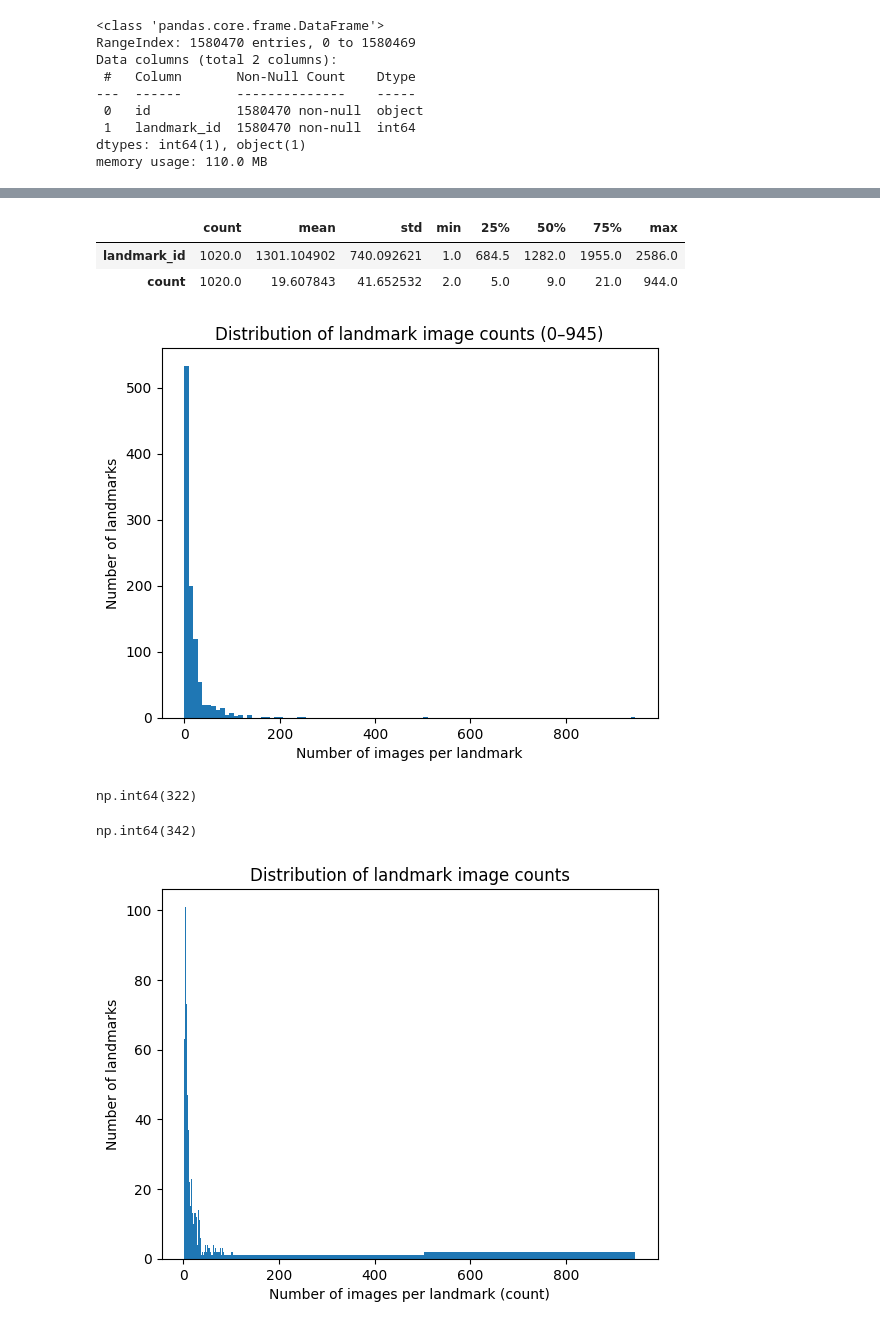
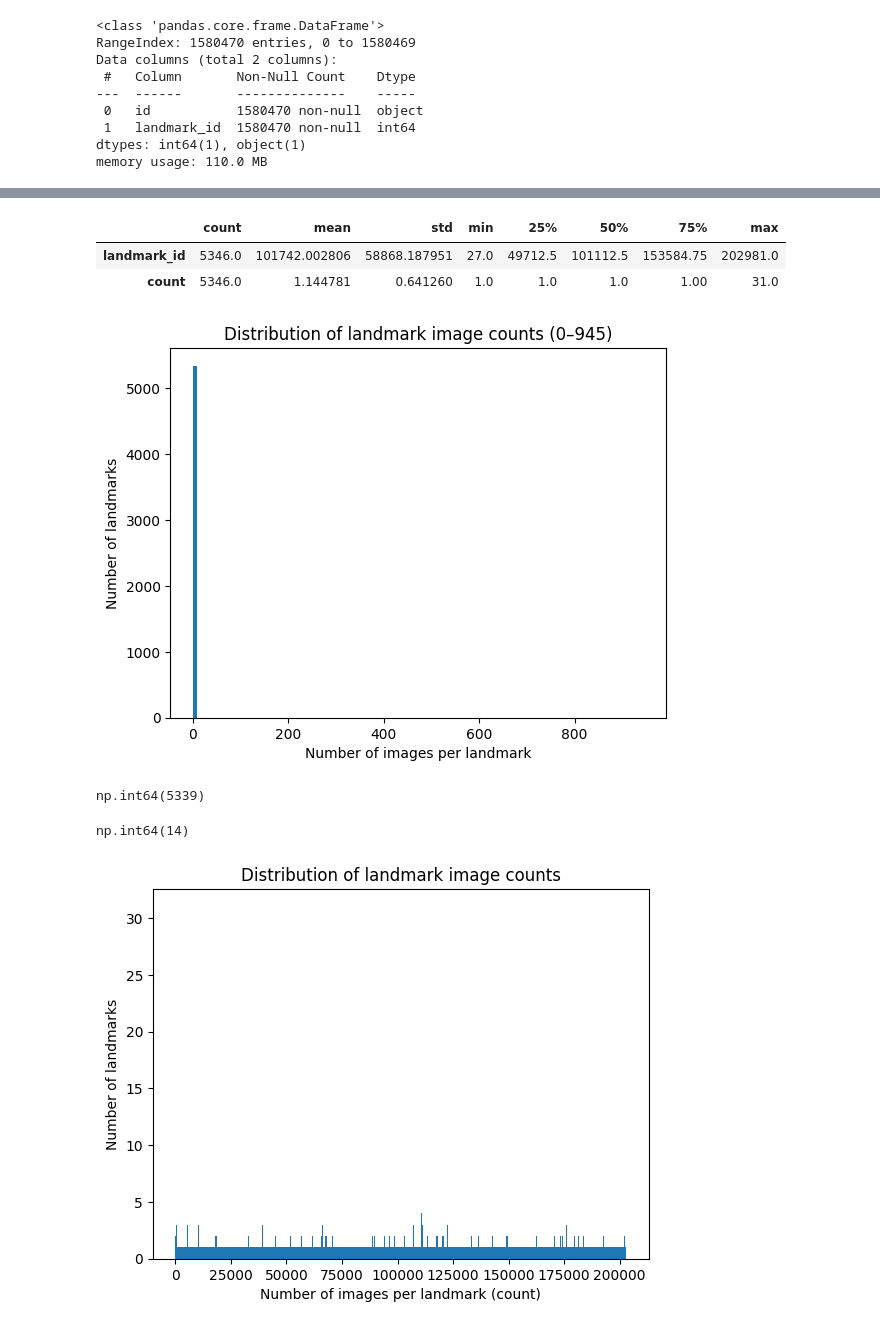
Before and after one commit to CodeByD3v/ML-Experiments, a Jupyter notebook: Google Landmark Detection/notebook/Google-Landmark-Detection.ipynb, the cells around one changed output, grey strips where cells are left out. Drawn from its saved outputs; the diff is of its cells as text; code cells hidden in the pictures.

Commit message:
DATA PREPROCESSING

```diff
--- a/Google Landmark Detection/notebook/Google-Landmark-Detection.ipynb
+++ b/Google Landmark Detection/notebook/Google-Landmark-Detection.ipynb
@@ -60,9 +69,9 @@ Data columns (total 2 columns):
 dtypes: int64(1), object(1)
 memory usage: 110.0 MB
 # %%
-# Taking 30k samples from the dataset
-samples = 20000
-df  = df.iloc[: samples , :]
+# Taking 20k samples from the dataset
+# samples = 20000
+df  = df.loc[df["id"].str.startswith("00" , na = False)]
 n_unique_classes = len(df["landmark_id"].unique()) #  unique number of data
 n_data  = len(df) # no.of data
 # %%
@@ -99,8 +108,8 @@ data.tail()
 data.describe().T
 # %% [output]
 |  | count | mean | std | min | 25% | 50% | 75% | max |
-| landmark_id | 1020.0 | 1301.104902 | 740.092621 | 1.0 | 684.5 | 1282.0 | 1955.0 | 2586.0 |
-| count | 1020.0 | 19.607843 | 41.652532 | 2.0 | 5.0 | 9.0 | 21.0 | 944.0 |
+| landmark_id | 5346.0 | 101742.002806 | 58868.187951 | 27.0 | 49712.5 | 101112.5 | 153584.75 | 202981.0 |
+| count | 5346.0 | 1.144781 | 0.641260 | 1.0 | 1.0 | 1.0 | 1.00 | 31.0 |
 # %%
 # Visual distribution of sample
 plt.hist(data["count"] , 100  , range = (0 , 945))
@@ -109,20 +118,20 @@ plt.ylabel("Number of landmarks")
 plt.title("Distribution of landmark image counts (0–945)")
 plt.show()
 # %% [output]
-[figure, old version]
+[figure, new version]
 # %%
 data["count"].between(0 , 5).sum()
 # %% [output]
-np.int64(322)
+np.int64(5339)
 # %%
 data["count"].between(5 , 10).sum()
 # %% [output]
-np.int64(342)
+np.int64(14)
 # %%
-plt.hist(data["count"], bins=np.sort(data["count"].unique()))
+plt.hist(df["landmark_id"], bins=df["landmark_id"].unique())
 plt.xlabel("Number of images per landmark (count)")
 plt.ylabel("Number of landmarks")
 plt.title("Distribution of landmark image counts")
 plt.show()
 # %% [output]
-[figure, old version]
+[figure, new version]
```
Also changed, not shown: parts of 16 cells of this notebook.
